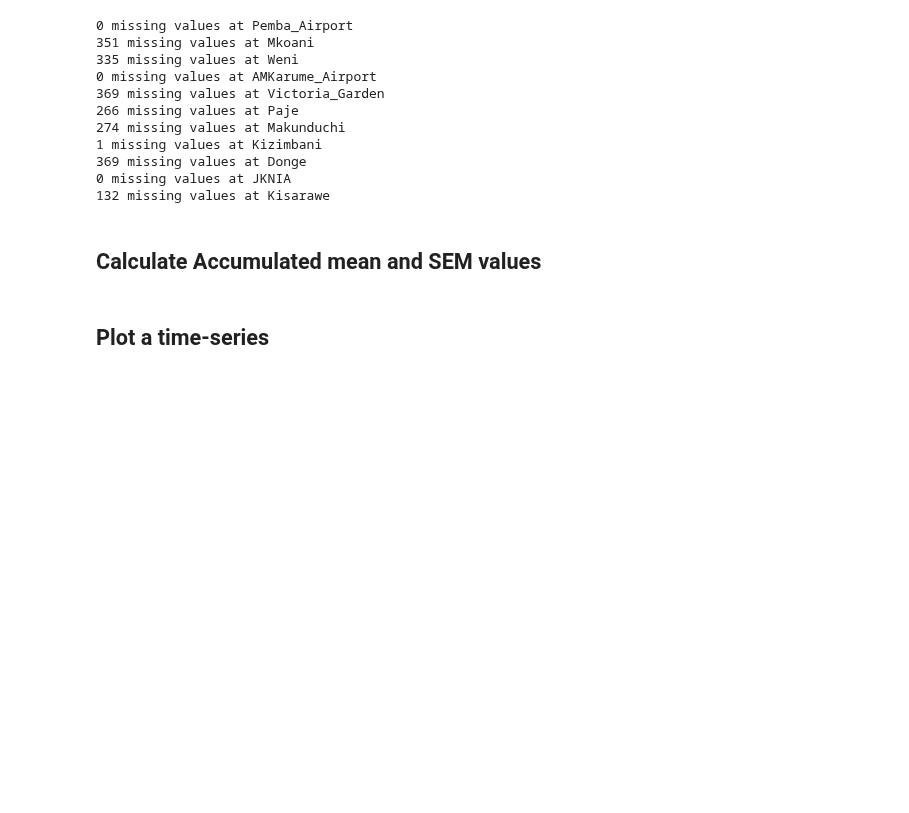
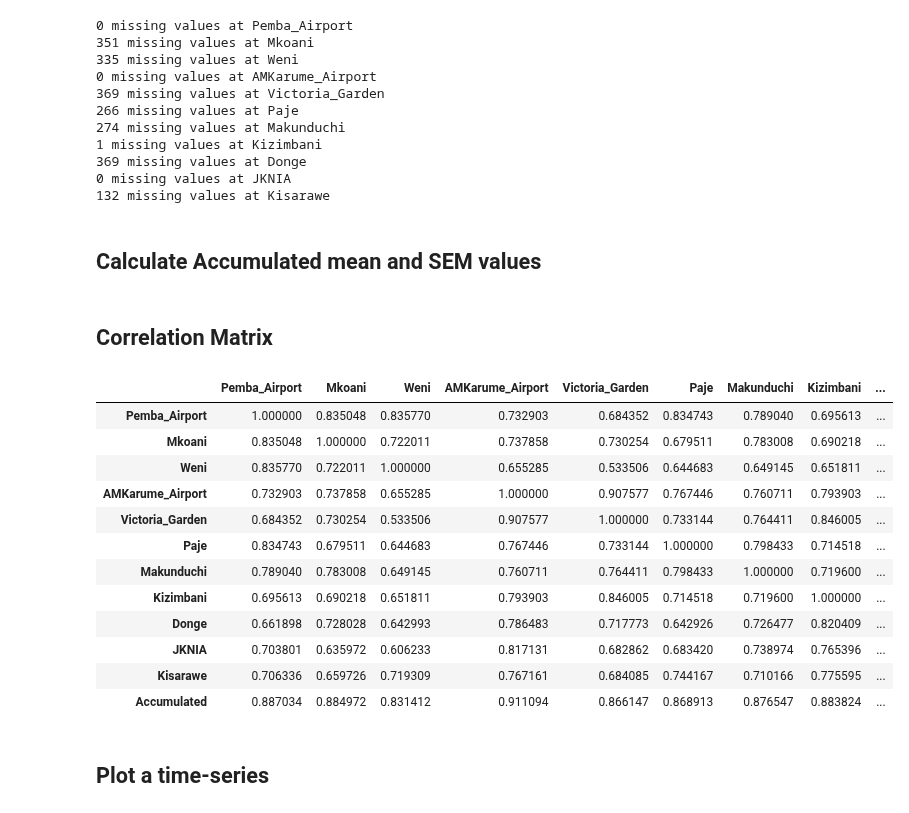
Before and after one commit to benlaken/Nbks, a Jupyter notebook: Precipitation_Tanzania.ipynb, the cells around one changed output. Drawn from its saved outputs; the diff is of its cells as text; code cells hidden in the pictures; blank space fills up the shorter version.

```diff
--- a/Precipitation_Tanzania.ipynb
+++ b/Precipitation_Tanzania.ipynb
@@ -66,6 +68,27 @@ for row in xrange(len(tnz_dat)):
 
 tnz_dat['Accumulated']=pd.Series(qmean,index=tnz_dat.index)  # Mad how easy it is to add columns to the dataframe!
 tnz_dat['SEM']= pd.Series(qsem,index=tnz_dat.index)
+# %% [markdown]
+## Correlation Matrix
+# %%
+corr_matrix = tnz_dat                     # Set a DF object to run the correlation matrix from
+corr_matrix = corr_matrix.drop('SEM', 1)  # Remove the SEM data from the correlation matrix
+# %%
+corr_matrix.corr(method='pearson')
+# %% [output]
+|  | Pemba_Airport | Mkoani | Weni | AMKarume_Airport | Victoria_Garden | Paje | Makunduchi | Kizimbani | ... |
+| Pemba_Airport | 1.000000 | 0.835048 | 0.835770 | 0.732903 | 0.684352 | 0.834743 | 0.789040 | 0.695613 | ... |
+| Mkoani | 0.835048 | 1.000000 | 0.722011 | 0.737858 | 0.730254 | 0.679511 | 0.783008 | 0.690218 | ... |
+| Weni | 0.835770 | 0.722011 | 1.000000 | 0.655285 | 0.533506 | 0.644683 | 0.649145 | 0.651811 | ... |
+| AMKarume_Airport | 0.732903 | 0.737858 | 0.655285 | 1.000000 | 0.907577 | 0.767446 | 0.760711 | 0.793903 | ... |
+| Victoria_Garden | 0.684352 | 0.730254 | 0.533506 | 0.907577 | 1.000000 | 0.733144 | 0.764411 | 0.846005 | ... |
+| Paje | 0.834743 | 0.679511 | 0.644683 | 0.767446 | 0.733144 | 1.000000 | 0.798433 | 0.714518 | ... |
+| Makunduchi | 0.789040 | 0.783008 | 0.649145 | 0.760711 | 0.764411 | 0.798433 | 1.000000 | 0.719600 | ... |
+| Kizimbani | 0.695613 | 0.690218 | 0.651811 | 0.793903 | 0.846005 | 0.714518 | 0.719600 | 1.000000 | ... |
+| Donge | 0.661898 | 0.728028 | 0.642993 | 0.786483 | 0.717773 | 0.642926 | 0.726477 | 0.820409 | ... |
+| JKNIA | 0.703801 | 0.635972 | 0.606233 | 0.817131 | 0.682862 | 0.683420 | 0.738974 | 0.765396 | ... |
+| Kisarawe | 0.706336 | 0.659726 | 0.719309 | 0.767161 | 0.684085 | 0.744167 | 0.710166 | 0.775595 | ... |
+| Accumulated | 0.887034 | 0.884972 | 0.831412 | 0.911094 | 0.866147 | 0.868913 | 0.876547 | 0.883824 | ... |
 # %% [markdown]
 ## Plot a time-series
 # %%
```
Also changed, not shown: parts of 9 cells of this notebook.
